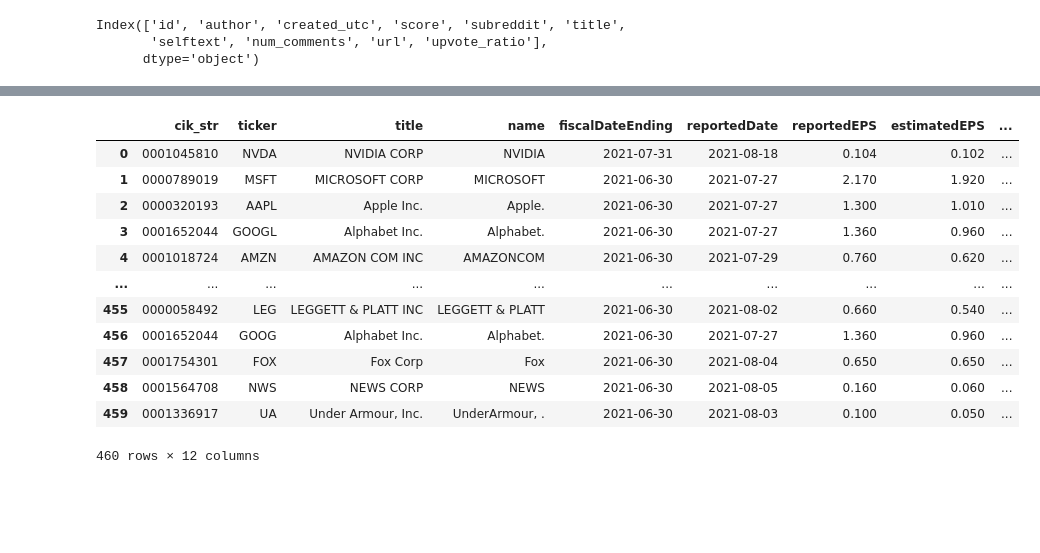
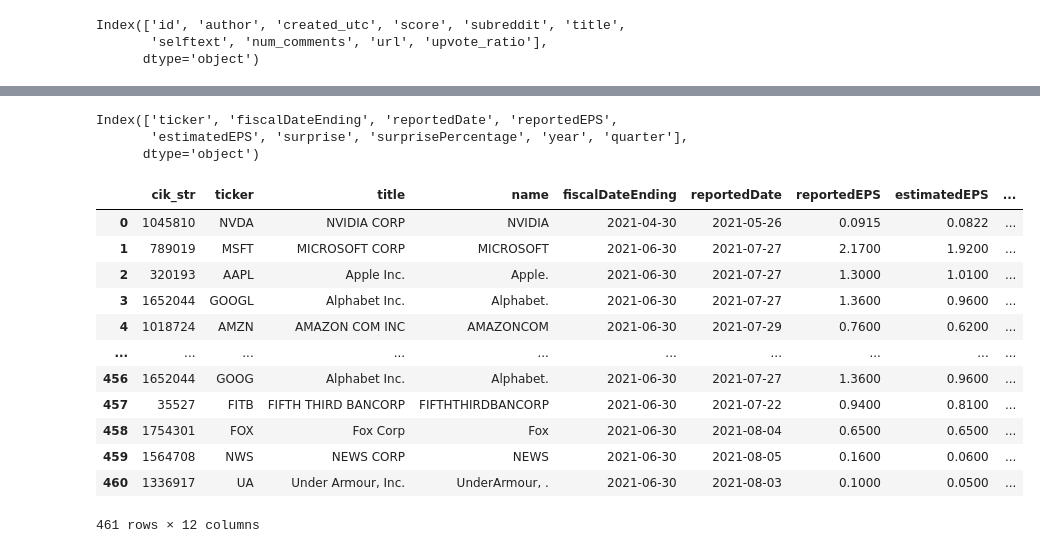
Before and after one commit to YuxinYY/Pre-earnings-Social-Media-Sentiment-Accuracy, a Jupyter notebook: data processing/readdata.ipynb, the cells around one changed output, grey strips where cells are left out. Drawn from its saved outputs; the diff is of its cells as text; code cells hidden in the pictures; blank space fills up the shorter version.

Commit message:
Update feature data

```diff
--- a/data processing/readdata.ipynb
+++ b/data processing/readdata.ipynb
@@ -243,4 +247,6 @@ earnings_df.to_csv("temp_quarterindex.csv")
 
 # earnings_df[['quarter']].drop_duplicates()
 # %%
+earnings_df = pd.read_csv(r"temp_quarterindex.csv")
+earnings_df
 # %% [output]
@@ -600,3 +615,6 @@ def create_smart_stock_patterns(df_stocks):
         stock_patterns[ticker] = patterns
 
     return stock_patterns
+# %%
+matched = pd.read_csv(r"G:\Interview Projects\reddit\data processing\matched_stocks.csv")
+matched
@@ -603,18 +635,26 @@ def create_smart_stock_patterns(df_stocks):
+# %%
+earnings_df.columns
+# %% [output]
+Index(['ticker', 'fiscalDateEnding', 'reportedDate', 'reportedEPS',
+       'estimatedEPS', 'surprise', 'surprisePercentage', 'year', 'quarter'],
+      dtype='object')
 # %%
 #matching eps data with stocks' names
-results = pd.merge(matched, new, on = "ticker", how = "inner")
+results = pd.merge(matched, earnings_df[(earnings_df['year']==2021) & (earnings_df['quarter']==2)], on = "ticker", how = "left")
 results
+
+# results.columns
 # %% [output]
 |  | cik_str | ticker | title | name | fiscalDateEnding | reportedDate | reportedEPS | estimatedEPS | ... |
-| 0 | 0001045810 | NVDA | NVIDIA CORP | NVIDIA | 2021-07-31 | 2021-08-18 | 0.104 | 0.102 | ... |
-| 1 | 0000789019 | MSFT | MICROSOFT CORP | MICROSOFT | 2021-06-30 | 2021-07-27 | 2.170 | 1.920 | ... |
-| 2 | 0000320193 | AAPL | Apple Inc. | Apple. | 2021-06-30 | 2021-07-27 | 1.300 | 1.010 | ... |
-| 3 | 0001652044 | GOOGL | Alphabet Inc. | Alphabet. | 2021-06-30 | 2021-07-27 | 1.360 | 0.960 | ... |
-| 4 | 0001018724 | AMZN | AMAZON COM INC | AMAZONCOM | 2021-06-30 | 2021-07-29 | 0.760 | 0.620 | ... |
+| 0 | 1045810 | NVDA | NVIDIA CORP | NVIDIA | 2021-04-30 | 2021-05-26 | 0.0915 | 0.0822 | ... |
+| 1 | 789019 | MSFT | MICROSOFT CORP | MICROSOFT | 2021-06-30 | 2021-07-27 | 2.1700 | 1.9200 | ... |
+| 2 | 320193 | AAPL | Apple Inc. | Apple. | 2021-06-30 | 2021-07-27 | 1.3000 | 1.0100 | ... |
+| 3 | 1652044 | GOOGL | Alphabet Inc. | Alphabet. | 2021-06-30 | 2021-07-27 | 1.3600 | 0.9600 | ... |
+| 4 | 1018724 | AMZN | AMAZON COM INC | AMAZONCOM | 2021-06-30 | 2021-07-29 | 0.7600 | 0.6200 | ... |
 | ... | ... | ... | ... | ... | ... | ... | ... | ... | ... |
-| 455 | 0000058492 | LEG | LEGGETT & PLATT INC | LEGGETT & PLATT | 2021-06-30 | 2021-08-02 | 0.660 | 0.540 | ... |
-| 456 | 0001652044 | GOOG | Alphabet Inc. | Alphabet. | 2021-06-30 | 2021-07-27 | 1.360 | 0.960 | ... |
-| 457 | 0001754301 | FOX | Fox Corp | Fox | 2021-06-30 | 2021-08-04 | 0.650 | 0.650 | ... |
-| 458 | 0001564708 | NWS | NEWS CORP | NEWS | 2021-06-30 | 2021-08-05 | 0.160 | 0.060 | ... |
-| 459 | 0001336917 | UA | Under Armour, Inc. | UnderArmour, . | 2021-06-30 | 2021-08-03 | 0.100 | 0.050 | ... |
+| 456 | 1652044 | GOOG | Alphabet Inc. | Alphabet. | 2021-06-30 | 2021-07-27 | 1.3600 | 0.9600 | ... |
+| 457 | 35527 | FITB | FIFTH THIRD BANCORP | FIFTHTHIRDBANCORP | 2021-06-30 | 2021-07-22 | 0.9400 | 0.8100 | ... |
+| 458 | 1754301 | FOX | Fox Corp | Fox | 2021-06-30 | 2021-08-04 | 0.6500 | 0.6500 | ... |
+| 459 | 1564708 | NWS | NEWS CORP | NEWS | 2021-06-30 | 2021-08-05 | 0.1600 | 0.0600 | ... |
+| 460 | 1336917 | UA | Under Armour, Inc. | UnderArmour, . | 2021-06-30 | 2021-08-03 | 0.1000 | 0.0500 | ... |
-460 rows × 12 columns
+461 rows × 12 columns
```
Also changed, not shown: parts of 15 cells of this notebook.
